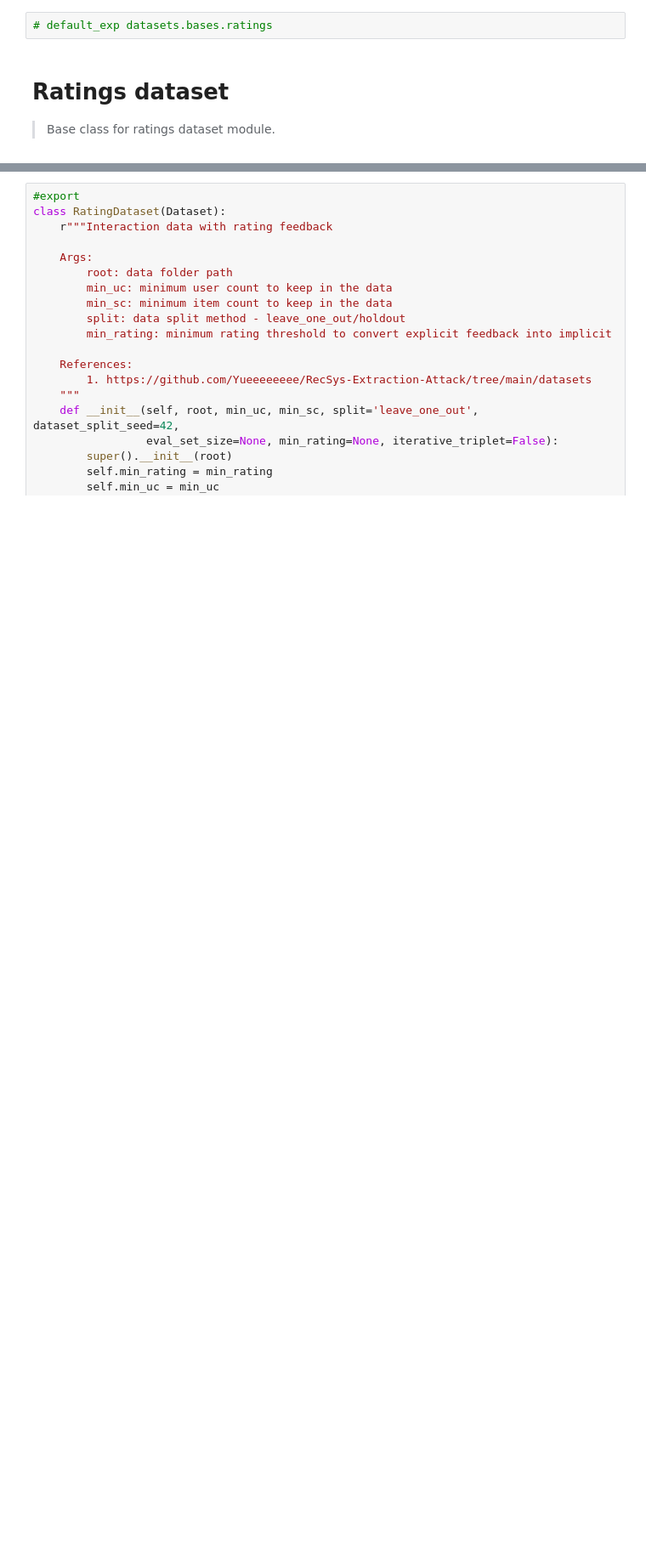
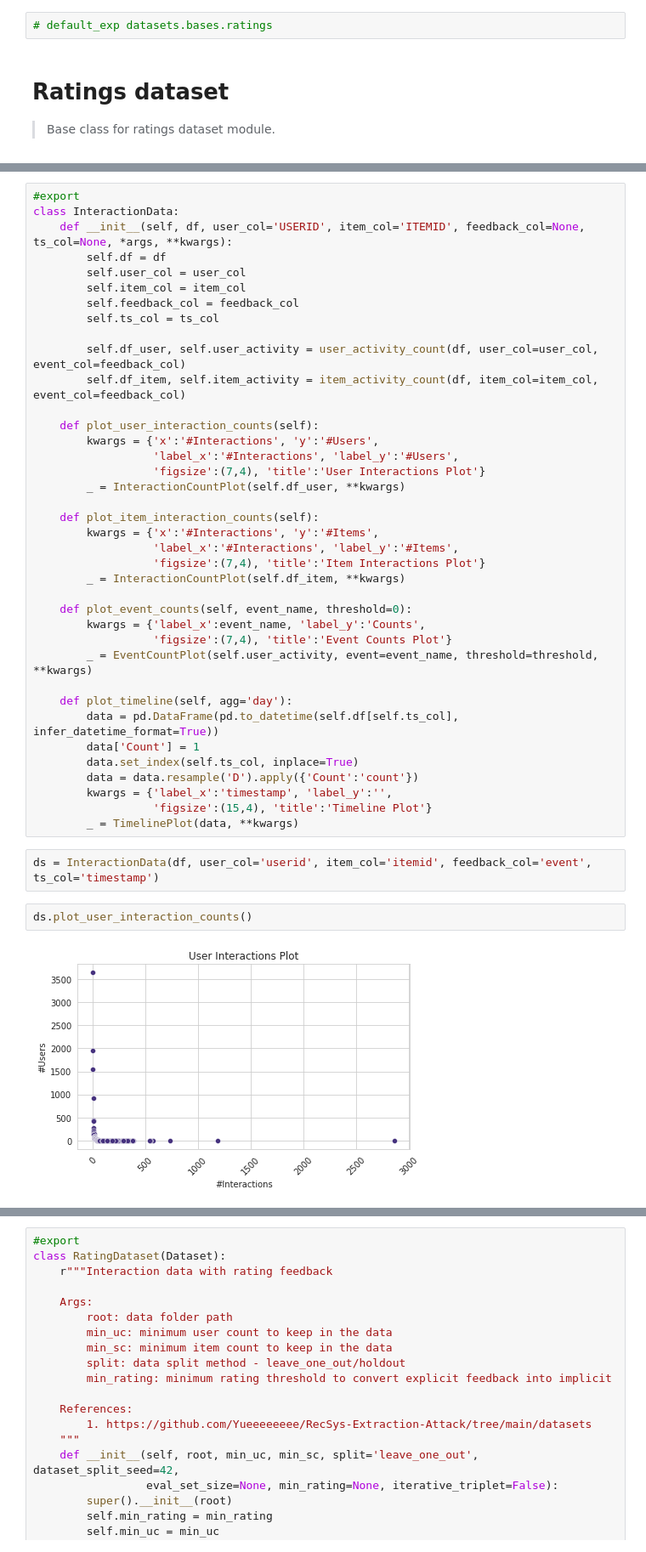
Before and after one commit to recohut/recohut, a Jupyter notebook: nbs/datasets/bases/datasets.bases.ratings.ipynb, the cells around one changed output, grey strips where cells are left out. Shown at 85% size. Cells and saved outputs as stored; diff of their text form; blank space fills up the shorter version.

```diff
--- a/nbs/datasets/bases/datasets.bases.ratings.ipynb
+++ b/nbs/datasets/bases/datasets.bases.ratings.ipynb
@@ -21,0 +74,44 @@ from recohut.datasets.bases.common import Dataset
+# %%
+#export
+class InteractionData:
+    def __init__(self, df, user_col='USERID', item_col='ITEMID', feedback_col=None, ts_col=None, *args, **kwargs):
+        self.df = df
+        self.user_col = user_col
+        self.item_col = item_col
+        self.feedback_col = feedback_col
+        self.ts_col = ts_col
+
+        self.df_user, self.user_activity = user_activity_count(df, user_col=user_col, event_col=feedback_col)
+        self.df_item, self.item_activity = item_activity_count(df, item_col=item_col, event_col=feedback_col)
+
+    def plot_user_interaction_counts(self):
+        kwargs = {'x':'#Interactions', 'y':'#Users',
+                  'label_x':'#Interactions', 'label_y':'#Users',
+                  'figsize':(7,4), 'title':'User Interactions Plot'}
+        _ = InteractionCountPlot(self.df_user, **kwargs)
+
+    def plot_item_interaction_counts(self):
+        kwargs = {'x':'#Interactions', 'y':'#Items',
+                  'label_x':'#Interactions', 'label_y':'#Items',
+                  'figsize':(7,4), 'title':'Item Interactions Plot'}
+        _ = InteractionCountPlot(self.df_item, **kwargs)
+
+    def plot_event_counts(self, event_name, threshold=0):
+        kwargs = {'label_x':event_name, 'label_y':'Counts',
+                  'figsize':(7,4), 'title':'Event Counts Plot'}
+        _ = EventCountPlot(self.user_activity, event=event_name, threshold=threshold, **kwargs)
+
+    def plot_timeline(self, agg='day'):
+        data = pd.DataFrame(pd.to_datetime(self.df[self.ts_col], infer_datetime_format=True))
+        data['Count'] = 1
+        data.set_index(self.ts_col, inplace=True)
+        data = data.resample('D').apply({'Count':'count'})
+        kwargs = {'label_x':'timestamp', 'label_y':'',
+                  'figsize':(15,4), 'title':'Timeline Plot'}
+        _ = TimelinePlot(data, **kwargs)
+# %%
+ds = InteractionData(df, user_col='userid', item_col='itemid', feedback_col='event', ts_col='timestamp')
+# %%
+ds.plot_user_interaction_counts()
+# %% [output]
+[figure, added]
```
Also changed, not shown: parts of 11 cells of this notebook.
